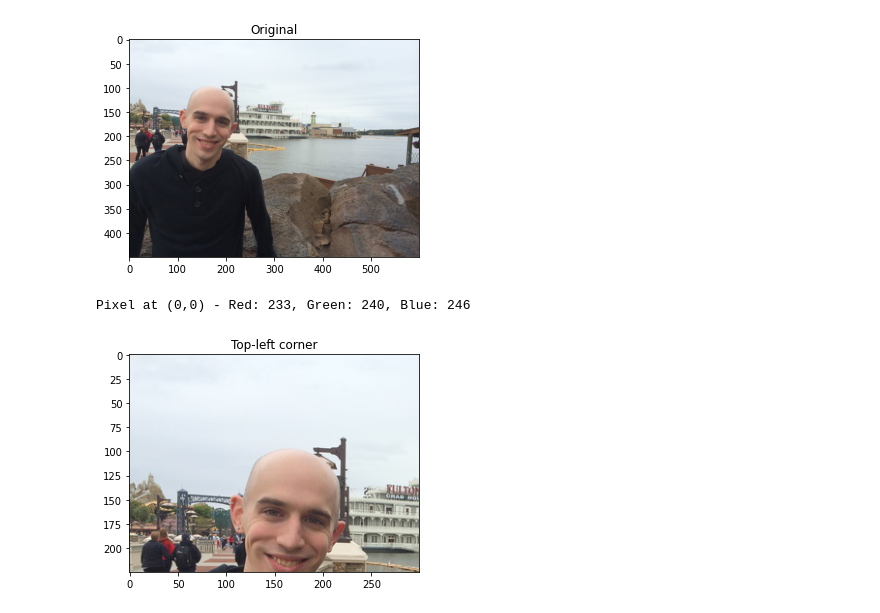
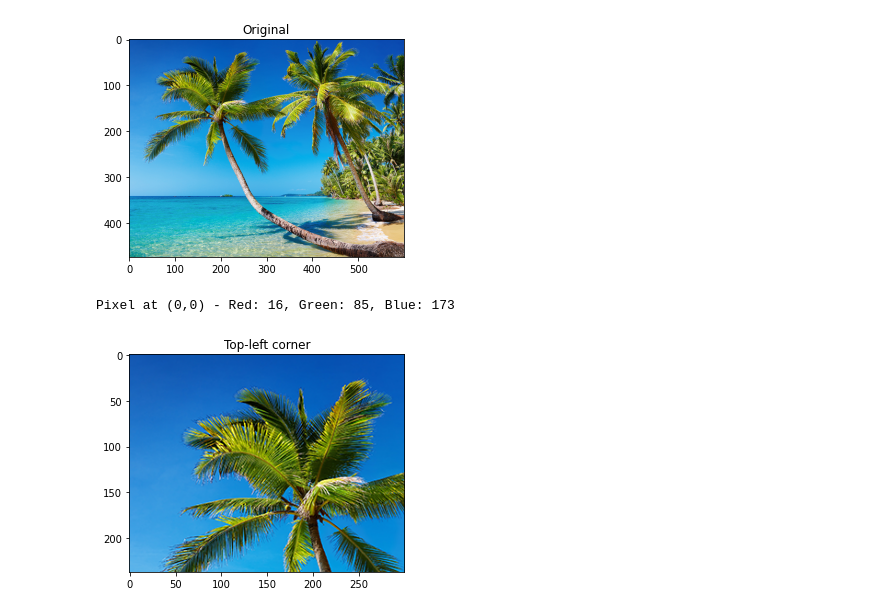
Before and after one commit to vinayakShenoy/PyImageSearchGurus-Course, a Jupyter notebook: module1/2_image_basics.ipynb, the cells around one changed output. Saved outputs shown, nothing was run; the diff lists cells and outputs as text; code cells hidden in the pictures.

```diff
--- a/module1/2_image_basics.ipynb
+++ b/module1/2_image_basics.ipynb
@@ -4,15 +6,15 @@ import argparse
 import cv_imshow
 # %%
 args = {
-    "image": "../images/florida_trip.png"
+    "image": "../images/beach.png"
 }
 # %%
 #display image
 image = cv2.imread(args["image"])
 (h,w) = image.shape[:2]
-cv_imshow.imshow("Original", image)
+cv_imshow.display_image("Original", image)
 # %% [output]
-[figure, old version]
+[figure, new version]
 # %%
 #access pixel
 (b, g, r) = image[0, 0]
@@ -21,10 +23,10 @@ print("Pixel at (0,0) - Red: {r}, Green: {g}, Blue: {b}".format(r=r, g=g, b=b))
 #slicing image
 (cX, cY) = (w//2, h//2)
 tl = image[0:cY, 0:cX]
-cv_imshow.imshow("Top-left corner", tl)
+cv_imshow.display_image("Top-left corner", tl)
 # %% [output]
-Pixel at (0,0) - Red: 233, Green: 240, Blue: 246
+Pixel at (0,0) - Red: 16, Green: 85, Blue: 173
-[figure, old version]
+[figure, new version]
 # %%
 tr = image[0:cY, cX:w]
 br = image[cY:h, cX:w]
```
Also changed, not shown: parts of 2 cells of this notebook, 11 other files.
